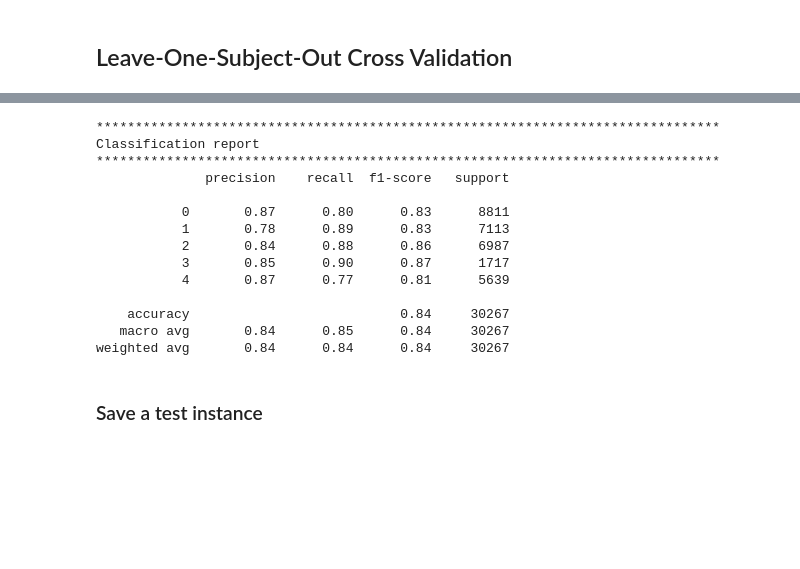
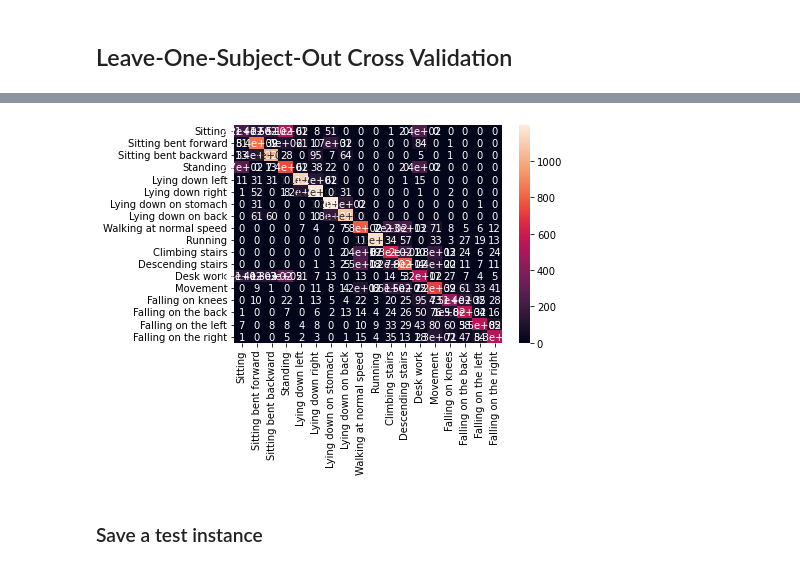
Before and after one commit to gwenty/pdiot-activity-tracker, a Jupyter notebook: ml/notebooks/03_training_full_model.ipynb, the cells around one changed output, grey strips where cells are left out. Saved outputs shown, nothing was run; the diff lists cells and outputs as text; code cells hidden in the pictures; blank space fills up the shorter version.

```diff
--- a/ml/notebooks/03_training_full_model.ipynb
+++ b/ml/notebooks/03_training_full_model.ipynb
@@ -326,14 +517,18 @@ weighted avg       0.89      0.89      0.89      6338
 # %% [markdown]
 ## Train baseline model on ALL data
 # %%
-X = final_sliding_windows[['window_id'] + columns_of_interest]
-y = final_sliding_windows[['window_id'] + ['activity_type']]
+# Note: On Thingy
+X = final_sliding_windows_thingy[['window_id'] + columns_of_interest]
+y = final_sliding_windows_thingy[['window_id'] + ['activity_type']]
 
 # format the data
 X_train, y_train = format_all_data(X, y)
 
 # prepare the CNN
 model = prep_cnn()
+
+# train the model
+train_dev_model(X_train, y_train)
 # %% [output]
 Formating data...
 (30267, 20, 6)
@@ -341,6 +536,3 @@ Formating data...
 Data formatted.
 Prepping CNN...
 CNN prepped.
-# %%
-# train the model
-model.fit(X_train, y_train, batch_size=100, epochs=10)
@@ -395,4 +567,6 @@ loocv.get_n_splits(X, y, groups)
 # %%
+loocv, X, y, groups = get_loocv(final_sliding_windows_respeck, n=4)
+
 y_pred_labels = np.empty(shape=(0,))
 y_true_labels = np.empty(shape=(0,))
 
@@ -405,11 +579,11 @@ for i, (train_index, test_index) in enumerate(loocv.split(X, y, groups)):
 
     X_train, y_train, X_test, y_test = format_data(X_train_full, y_train_full, X_test_full, y_test_full)
 
-    model = prep_cnn()
+    model = promising_cnn()
 
     print("Training...")
     # todo change no. epochs
-    model.fit(X_train, y_train, batch_size=100, epochs=3)
+    model.fit(X_train, y_train, batch_size=32, epochs=10)
 
     # stats
     y_pred_ohe = model.predict(X_test)
@@ -419,9 +593,6 @@ for i, (train_index, test_index) in enumerate(loocv.split(X, y, groups)):
     print(y_pred_labels.shape)
     print(y_true_labels.shape)
 
-print("*" * 80)
-print("Classification report")
-print("*" * 80)
-print(classification_report(y_true_labels, y_pred_labels))
+evaluate(y_true_labels, y_pred_labels)
 # %% [output]
 Starting iteration 0
@@ -473,23 +615,7 @@ grouped_y_pred_labels = group_y(y_pred_labels)
-# %%
-print("*" * 80)
-print("Classification report")
-print("*" * 80)
-print(classification_report(grouped_y_true_labels, grouped_y_pred_labels))
-# %% [output]
-********************************************************************************
-Classification report
-********************************************************************************
-              precision    recall  f1-score   support
-
-           0       0.87      0.80      0.83      8811
-           1       0.78      0.89      0.83      7113
-           2       0.84      0.88      0.86      6987
-           3       0.85      0.90      0.87      1717
-           4       0.87      0.77      0.81      5639
-
-    accuracy                           0.84     30267
-   macro avg       0.84      0.85      0.84     30267
-weighted avg       0.84      0.84      0.84     30267
+# %%
+confusion_mat(y_true_labels, y_pred_labels)
+# %% [output]
+[figure, added]
 # %% [markdown]
 ### Save a test instance
 # %%
```
Also changed, not shown: parts of 35 cells of this notebook.
